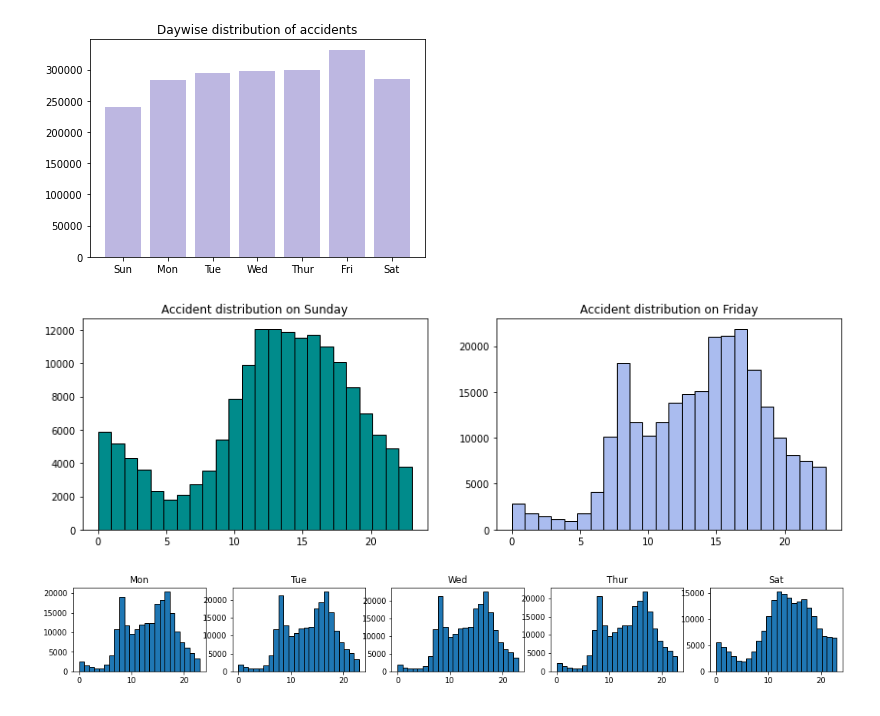
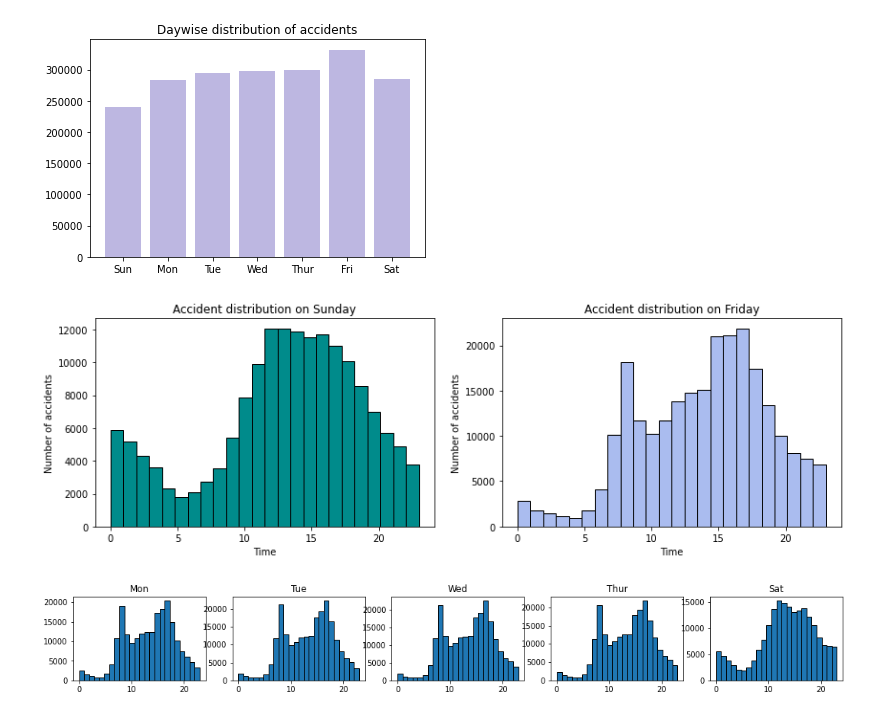
Before and after one commit to prateem-biswas/Data-Science-, a Jupyter notebook: Data_Analysis_UK_accidents.ipynb, the cells around one changed output. Saved outputs shown, nothing was run; the diff lists cells and outputs as text; code cells hidden in the pictures.

```diff
--- a/Data_Analysis_UK_accidents.ipynb
+++ b/Data_Analysis_UK_accidents.ipynb
@@ -237,0 +251,3 @@ Name: LSOA_of_Accident_Location, Length: 1504150, dtype: object
+# %%
+df['Latitude'].replace(to_replace = 0, value = df['Latitude'].mean(), inplace = True )
+df['Longitude'].fillna(value = df['Longitude'].mean(), inplace = True)
@@ -239,7 +257,6 @@ Name: LSOA_of_Accident_Location, Length: 1504150, dtype: object
 df['Pedestrian_Crossing-Human_Control'].fillna(value = 'Unknown' , inplace = True)
 df['Pedestrian_Crossing-Physical_Facilities'].fillna(value = 'Unknown' , inplace = True)
 df['Location_Easting_OSGR'].fillna(value = 0, inplace = True)
-df['Longitude'].fillna(value = 0, inplace = True)
 df["LSOA_of_Accident_Location"].fillna(value = 'Unknown', inplace = True)
 # %%
 df[["Date","Time"]].head(3)
@@ -428,24 +531,23 @@ plt.show()
 # %%
 plt.figure(figsize = (14,4))
 # First Plot
 plt.subplot(1,2,1)
 sun = df[df["Day_of_Week"]== 1]
 plt.hist(pd.to_datetime(sun["Time"], format = "%H:%M").dt.hour, bins = 24, color = "darkcyan", edgecolor ="black")
-# plt.xlabel("Time")
-# plt.ylabel("Number of accidents")
+plt.xlabel("Time")
+plt.ylabel("Number of accidents")
 plt.title("Accident distribution on Sunday")
 
 #second plot
 plt.subplot(1,2,2)
 mon = df[df["Day_of_Week"]== 6]
 plt.hist(pd.to_datetime(mon["Time"], format = "%H:%M").dt.hour, bins = 24, color = "#aabcef", edgecolor ="black")
 plt.title("Accident distribution on Friday")
-# plt.xlabel("Time")
-# plt.ylabel("Number of accidents")
-# Problem :'str' object is not callable
+plt.xlabel("Time")
+plt.ylabel("Number of accidents")
 plt.show()
 # %% [output]
-[figure, old version]
+[figure, new version]
 # %%
 # For other days of the week
 plt.figure(figsize = (18,2))
```
Also changed, not shown: parts of 29 cells of this notebook.
